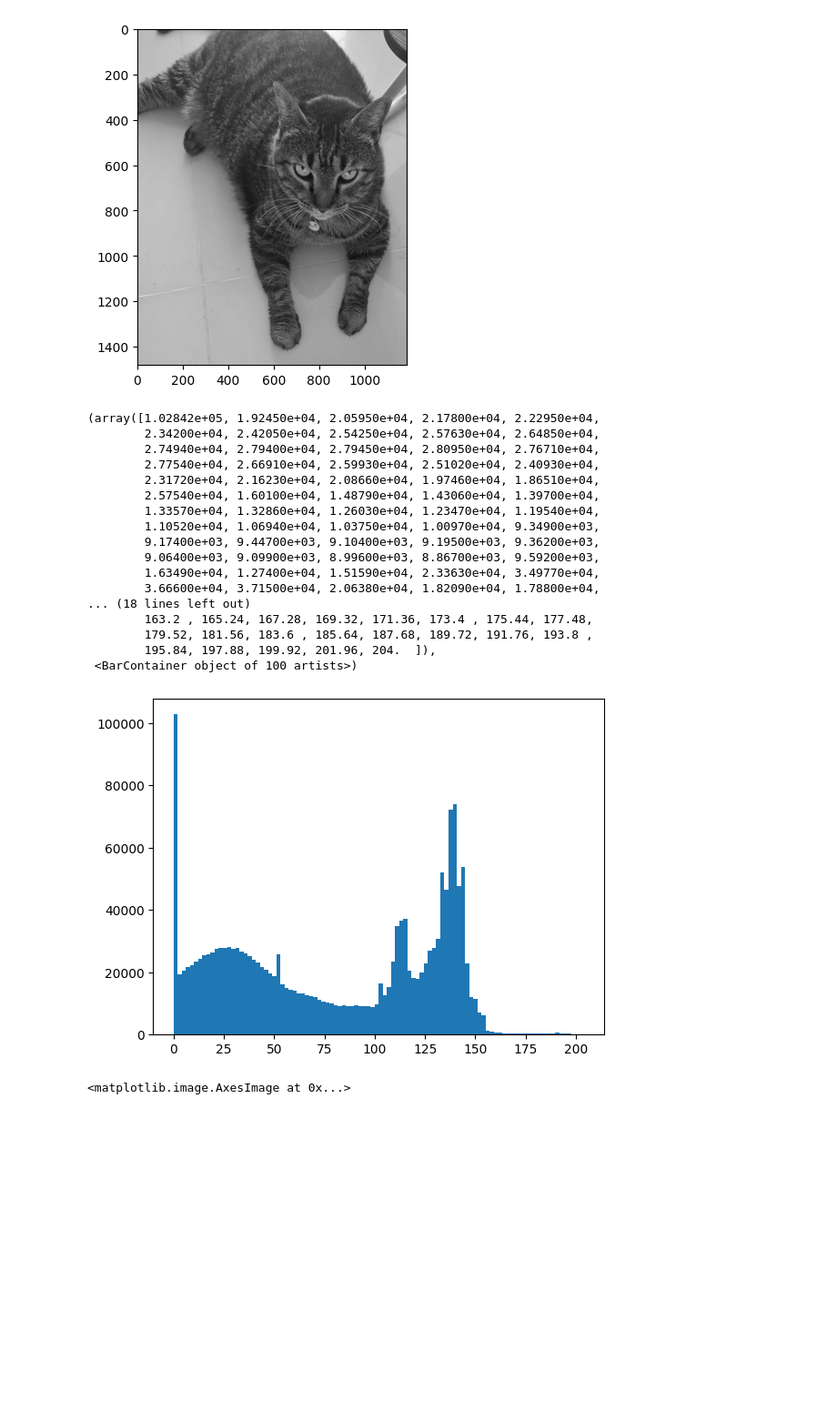
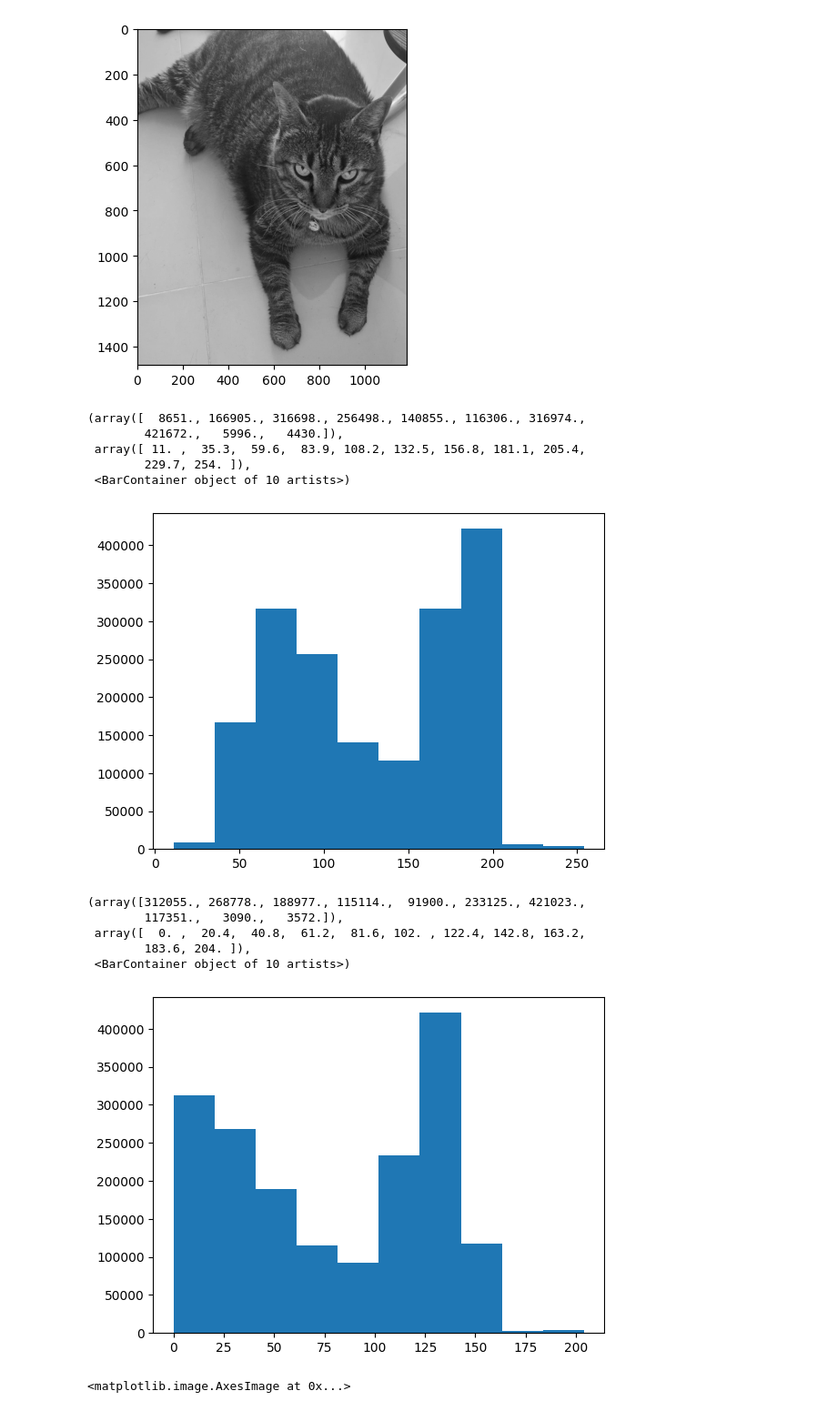
Before and after one commit to vc-2025-ii/20250915_imgproc, a Jupyter notebook: notebook.ipynb, the cells around one changed output. Shown at 91% size. Drawn from its saved outputs; the diff is of its cells as text; code cells hidden in the pictures; blank space fills up the shorter version.

```diff
--- a/notebook.ipynb
+++ b/notebook.ipynb
@@ -46,31 +66,29 @@ plt.imshow(Ig, cmap='gray')
 # %% [output]
 <matplotlib.image.AxesImage at 0x...>
 [figure]
+# %%
+Ig = Ig.flatten()
+plt.hist(Ig)
+# %% [output]
+(array([  8651., 166905., 316698., 256498., 140855., 116306., 316974.,
+        421672.,   5996.,   4430.]),
+ array([ 11. ,  35.3,  59.6,  83.9, 108.2, 132.5, 156.8, 181.1, 205.4,
+        229.7, 254. ]),
+ <BarContainer object of 10 artists>)
+[figure, added]
 # %%
 Ig = (np.maximum(Ig.astype(np.float32)-50, 0)).astype(np.uint8)
 # %%
 Igflat = Ig.flatten()
 # %%
-plt.hist(Igflat, bins=100)
+plt.hist(Igflat)
 # %% [output]
-(array([1.02842e+05, 1.92450e+04, 2.05950e+04, 2.17800e+04, 2.22950e+04,
-        2.34200e+04, 2.42050e+04, 2.54250e+04, 2.57630e+04, 2.64850e+04,
-        2.74940e+04, 2.79400e+04, 2.79450e+04, 2.80950e+04, 2.76710e+04,
-        2.77540e+04, 2.66910e+04, 2.59930e+04, 2.51020e+04, 2.40930e+04,
-        2.31720e+04, 2.16230e+04, 2.08660e+04, 1.97460e+04, 1.86510e+04,
-        2.57540e+04, 1.60100e+04, 1.48790e+04, 1.43060e+04, 1.39700e+04,
-        1.33570e+04, 1.32860e+04, 1.26030e+04, 1.23470e+04, 1.19540e+04,
-        1.10520e+04, 1.06940e+04, 1.03750e+04, 1.00970e+04, 9.34900e+03,
-        9.17400e+03, 9.44700e+03, 9.10400e+03, 9.19500e+03, 9.36200e+03,
-        9.06400e+03, 9.09900e+03, 8.99600e+03, 8.86700e+03, 9.59200e+03,
-        1.63490e+04, 1.27400e+04, 1.51590e+04, 2.33630e+04, 3.49770e+04,
-        3.66600e+04, 3.71500e+04, 2.06380e+04, 1.82090e+04, 1.78800e+04,
-... (18 lines left out)
-        163.2 , 165.24, 167.28, 169.32, 171.36, 173.4 , 175.44, 177.48,
-        179.52, 181.56, 183.6 , 185.64, 187.68, 189.72, 191.76, 193.8 ,
-        195.84, 197.88, 199.92, 201.96, 204.  ]),
- <BarContainer object of 100 artists>)
+(array([312055., 268778., 188977., 115114.,  91900., 233125., 421023.,
+        117351.,   3090.,   3572.]),
+ array([  0. ,  20.4,  40.8,  61.2,  81.6, 102. , 122.4, 142.8, 163.2,
+        183.6, 204. ]),
+ <BarContainer object of 10 artists>)
-[figure, old version]
+[figure, new version]
 # %%
 plt.imshow(Ig, cmap='gray')
 # %% [output]
```
Also changed, not shown: parts of 7 cells of this notebook.
